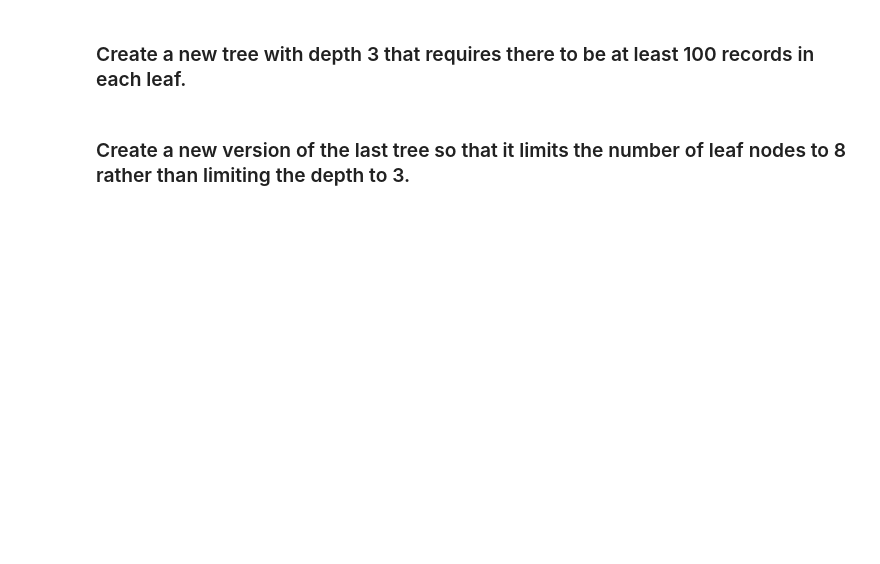
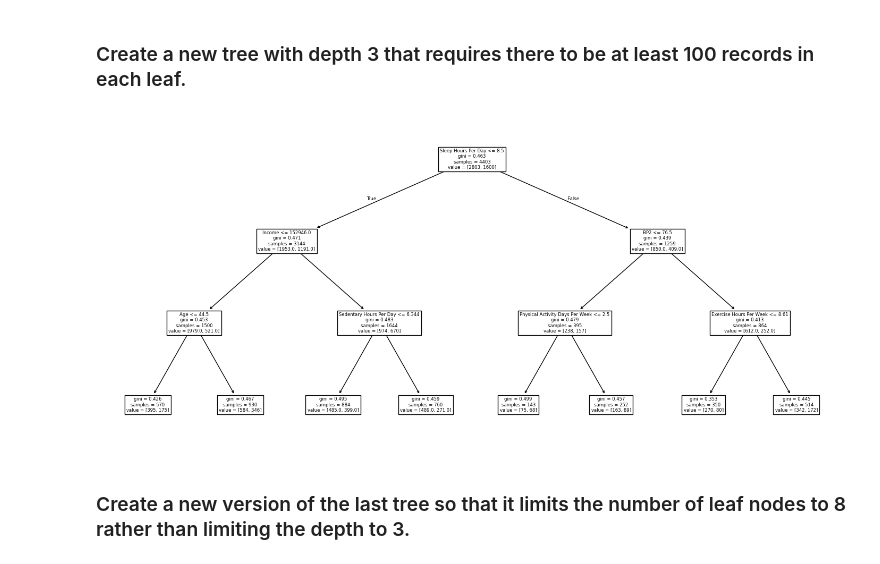
Before and after one commit to mellenpan/code_2600, a Jupyter notebook: mod08_rf.ipynb, the cells around one changed output. Cells and saved outputs as stored; diff of their text form; code cells hidden in the pictures; blank space fills up the shorter version.

```diff
--- a/mod08_rf.ipynb
+++ b/mod08_rf.ipynb
@@ -95,12 +166,15 @@ plot_tree(tree3,
 # %% [markdown]
 ### Create a new tree with depth 3 that requires there to be at least 100 records in each leaf.
 # %%
-tree4 = #fillin
+tree4 = DTC(max_depth=3, min_samples_leaf=100)
+tree4.fit(X_train, y_train)
 
 ax = subplots(figsize=(18,8))[1]
 plot_tree(tree4,
           feature_names=feature_names,
           ax=ax);
+# %% [output]
+[figure, added]
 # %% [markdown]
 ### Create a new version of the last tree so that it limits the number of leaf nodes to 8 rather than limiting the depth to 3.
 # %%
```
Also changed, not shown: parts of 15 cells of this notebook.
